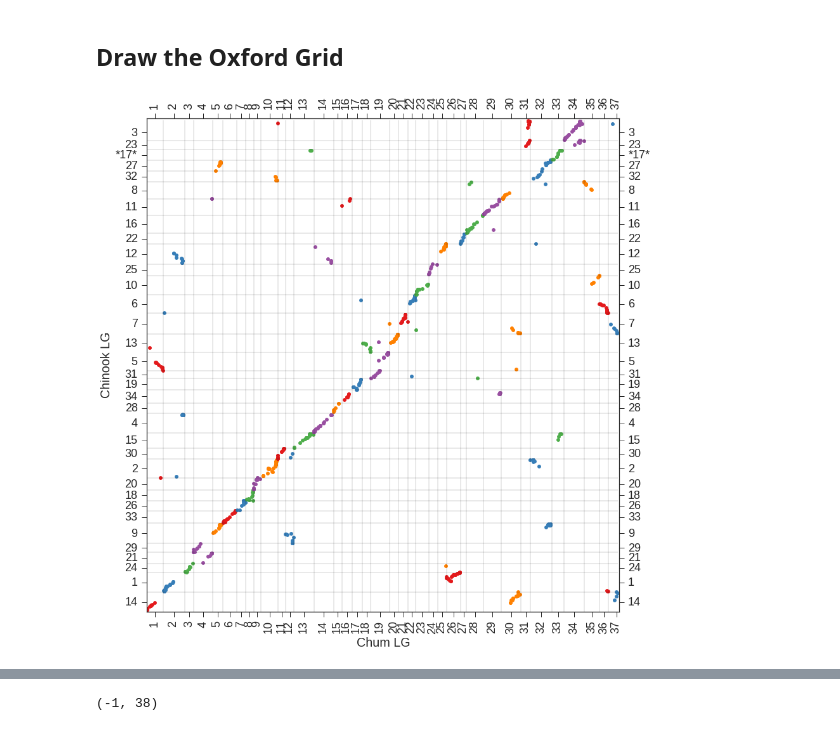
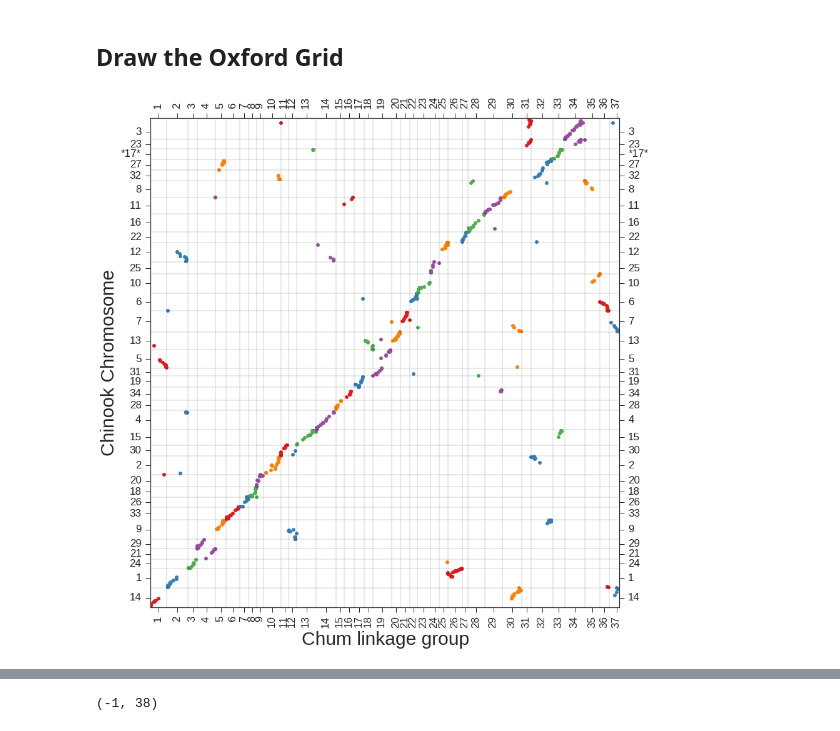
Before and after one commit to rwaples/chum_populations, a Jupyter notebook: Align to Chinook.ipynb, the cells around one changed output, grey strips where cells are left out. Saved outputs shown, nothing was run; the diff lists cells and outputs as text; code cells hidden in the pictures.

Commit message:
figure for poster

```diff
--- a/Align to Chinook.ipynb
+++ b/Align to Chinook.ipynb
@@ -371,12 +403,8 @@ Plotting setup
 # %%
 sns.set_context("poster")
-sns.set(font_scale=1.8)
+sns.set(font_scale=1.7)
 #sns.set_style("whitegrid")
 sns.set_style("ticks", {"xtick.major.size": 8, "ytick.major.size": 8})
-colors = sns.color_palette("Set1", 5)
-#colors = sns.color_palette("colorblind", 4)
-#colors = sns.color_palette("muted", 5)
-#colors = sns.color_palette("Set3", 5)
 # %% [markdown]
 ## Draw the Oxford Grid
 # %%
@@ -386,33 +414,33 @@ sns.lmplot('chum_pos', 'CLEAN_Ots_pos', data = synteny_summary, fit_reg = False,
 plt.xlim(0, synteny_summary['chum_pos'].max()+10)
 plt.ylim(0, synteny_summary['Ots_pos'].max()+10)
 
 # lines delimiting linkage groups
 plt.vlines(xx_breaks, ymin = 0, ymax = synteny_summary['Ots_pos'].max(), alpha = .1)
 plt.hlines(yy_breaks, xmin = 0, xmax = synteny_summary['chum_pos'].max(), alpha = .1)
 
 # labels for x,y ticks and axes
 plt.xticks(xx_lab_loc, range(1,38))
 
 #labels for chinook LGs
 y_tick_labels = [yy[0] for yy in sorted(start_pos_of_Ots_LG.items(), key =lambda foo: foo[1])]
 y_tick_labels = [yy if yy != 17 else '*17*' for yy in y_tick_labels]
 
 plt.yticks(yy_lab_loc, y_tick_labels)
-plt.xlabel('Chum LG')
-plt.ylabel('Chinook LG')
+plt.xlabel('Chum linkage group', fontsize=30)
+plt.ylabel('Chinook Chromosome', fontsize=30)
 
 # add tick to top and side
 plt.tick_params(labeltop="on", top = True)
 plt.tick_params(labelright="on", right = True)
 sns.despine(top=False, right=False, left=False, bottom=False)
 
 #rotate xticks
 locs, labels = plt.xticks()
 plt.setp(labels, rotation=90)
 
 
 # save figure as png
 plt.savefig(os.path.join('.' , 'paper', 'figures', 'supplemental','synteny_chinook.png'))
 plt.show()
 # %% [output]
-[figure, old version]
+[figure, new version]
```
Also changed, not shown: parts of 5 cells of this notebook, 41 other files.
